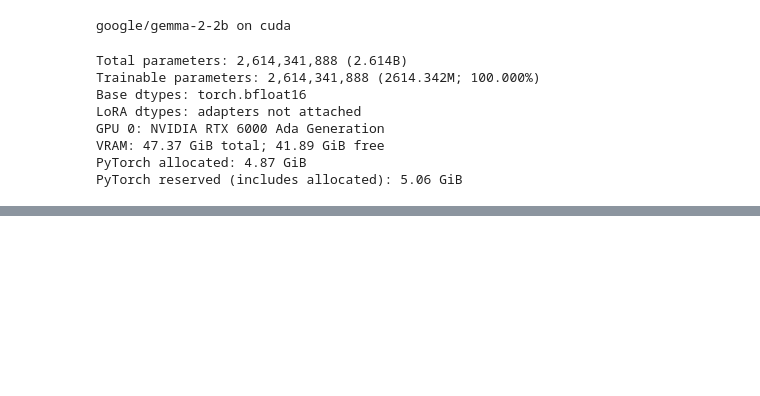
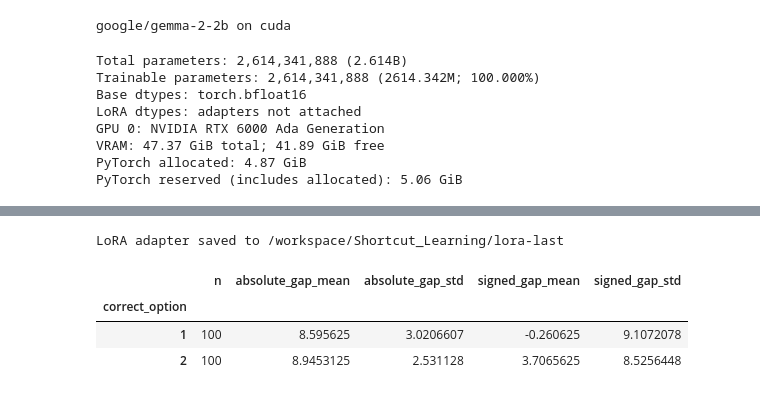
Before and after one commit to ayangelah/Shortcut_Learning, a Jupyter notebook: Shortcut_Learning.ipynb, the cells around one changed output, grey strips where cells are left out. Saved outputs shown, nothing was run; the diff lists cells and outputs as text; code cells hidden in the pictures; blank space fills up the shorter version.

```diff
--- a/Shortcut_Learning.ipynb
+++ b/Shortcut_Learning.ipynb
@@ -836,0 +955,47 @@ Post-training test: 100/200 correct (50.0%)
+# %%
+#@title Cell 14: Save the trained LoRA adapter on Runpod
+from pathlib import Path
+
+assert hasattr(model, "peft_config"), "Load the trained LoRA model before saving."
+save_path = "/workspace/Shortcut_Learning/lora-last"
+Path(save_path).mkdir(parents=True, exist_ok=True)
+model.save_pretrained(save_path)
+print(f"LoRA adapter saved to {save_path}")
+# %% [output]
+LoRA adapter saved to /workspace/Shortcut_Learning/lora-last
+# %%
+#@title Cell 15: Post-training test logit gaps by correct A option
+# Uses the current trained model and A+B prompt. Population SD: ddof=0.
+assert hasattr(model, "peft_config"), "Load your trained LoRA adapter or finish Cell 11 first."
+model.eval()
+logit_gap_rows = []
+with torch.inference_mode():
+    for gap_sample in test_data:
+        gap_prompt = PROMPT_TEMPLATE.format(
+            question_A=gap_sample["question_A"], question_B=gap_sample["question_B"],
+            choice_1=gap_sample["choices"][0], choice_2=gap_sample["choices"][1],
+        )
+        gap_inputs = tokenizer(gap_prompt, return_tensors="pt").to(device)
+        gap_logits = model(**gap_inputs, logits_to_keep=1, use_cache=False).logits[0, -1, choice_ids].float()
+        assert torch.isfinite(gap_logits).all().item(), f"Non-finite logits for {gap_sample['id']}"
+        gap_z1, gap_z2 = gap_logits.tolist()
+        logit_gap_rows.append({
+            "id": gap_sample["id"],
+            "correct_option": grading_rubric["test"][gap_sample["id"]]["correct_A"],
+            "absolute_gap": abs(gap_z1 - gap_z2), "signed_gap": gap_z2 - gap_z1,
+        })
+
+logit_gaps = pd.DataFrame(logit_gap_rows)
+logit_gap_summary = logit_gaps.groupby("correct_option").agg(
+    n=("absolute_gap", "size"),
+    absolute_gap_mean=("absolute_gap", "mean"),
+    absolute_gap_std=("absolute_gap", lambda values: values.std(ddof=0)),
+    signed_gap_mean=("signed_gap", "mean"),
+    signed_gap_std=("signed_gap", lambda values: values.std(ddof=0)),
+)
+display(logit_gap_summary.style.format({col: "{:.8g}" for col in logit_gap_summary.columns if col != "n"}))
+# %% [output]
+|  | n | absolute_gap_mean | absolute_gap_std | signed_gap_mean | signed_gap_std |
+| correct_option |  |  |  |  |  |
+| 1 | 100 | 8.595625 | 3.0206607 | -0.260625 | 9.1072078 |
+| 2 | 100 | 8.9453125 | 2.531128 | 3.7065625 | 8.5256448 |
```
Also changed, not shown: parts of 13 cells of this notebook.
